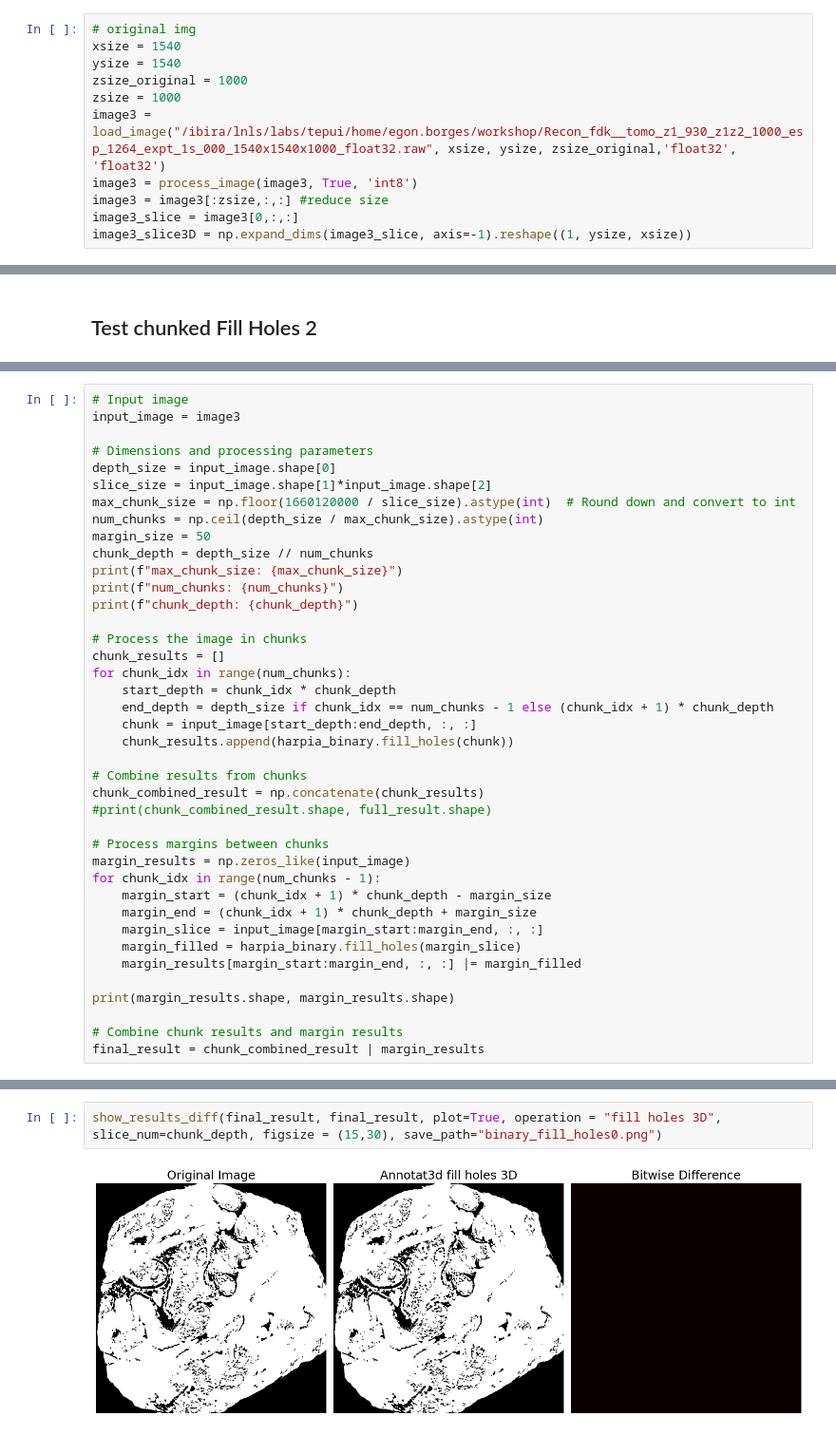
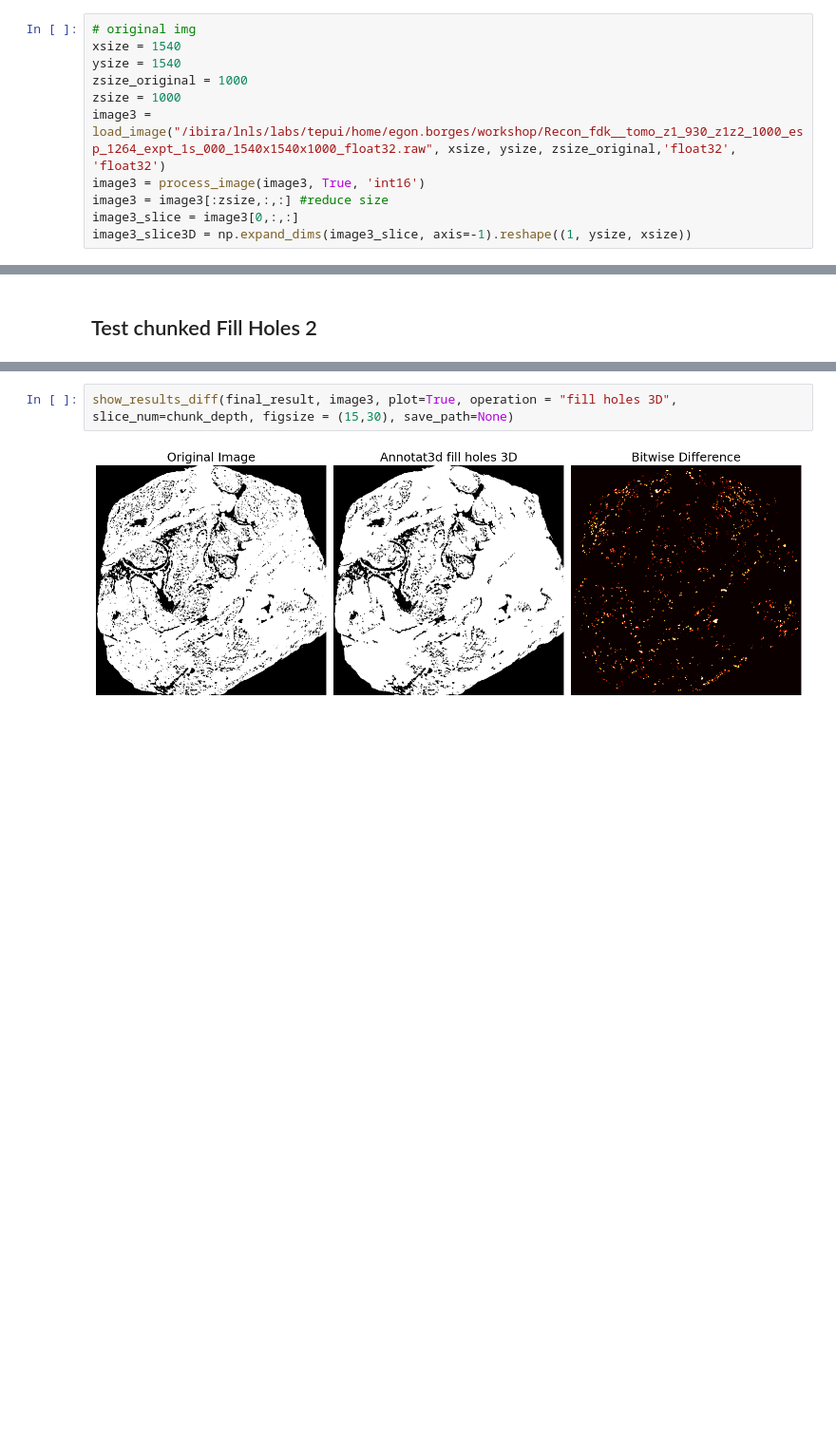
Before and after one commit to cnpem/harpia, a Jupyter notebook: tests_python/morphology/test_fill_holes.ipynb, the cells around one changed output, grey strips where cells are left out. Shown at 95% size. Saved outputs shown, nothing was run; the diff lists cells and outputs as text; blank space fills up the shorter version.

```diff
--- a/tests_python/morphology/test_fill_holes.ipynb
+++ b/tests_python/morphology/test_fill_holes.ipynb
@@ -202,7 +210,7 @@ ysize = 1540
 zsize_original = 1000
 zsize = 1000
 image3 = load_image("/ibira/lnls/labs/tepui/home/egon.borges/workshop/Recon_fdk__tomo_z1_930_z1z2_1000_esp_1264_expt_1s_000_1540x1540x1000_float32.raw", xsize, ysize, zsize_original,'float32', 'float32')
-image3 = process_image(image3, True, 'int8')
+image3 = process_image(image3, True, 'int16')
 image3 = image3[:zsize,:,:] #reduce size
 image3_slice = image3[0,:,:]
 image3_slice3D = np.expand_dims(image3_slice, axis=-1).reshape((1, ysize, xsize))
@@ -361,40 +366,0 @@ compare_slices(full_result,final_result)
-# %%
-# Input image
-input_image = image3
-
-# Dimensions and processing parameters
-depth_size = input_image.shape[0]
-slice_size = input_image.shape[1]*input_image.shape[2]
-max_chunk_size = np.floor(1660120000 / slice_size).astype(int)  # Round down and convert to int
-num_chunks = np.ceil(depth_size / max_chunk_size).astype(int)
-margin_size = 50
-chunk_depth = depth_size // num_chunks
-print(f"max_chunk_size: {max_chunk_size}")
-print(f"num_chunks: {num_chunks}")
-print(f"chunk_depth: {chunk_depth}")
-
-# Process the image in chunks
-chunk_results = []
-for chunk_idx in range(num_chunks):
-    start_depth = chunk_idx * chunk_depth
-    end_depth = depth_size if chunk_idx == num_chunks - 1 else (chunk_idx + 1) * chunk_depth
-    chunk = input_image[start_depth:end_depth, :, :]
-    chunk_results.append(harpia_binary.fill_holes(chunk))
-
-# Combine results from chunks
-chunk_combined_result = np.concatenate(chunk_results)
-#print(chunk_combined_result.shape, full_result.shape)
-
-# Process margins between chunks
-margin_results = np.zeros_like(input_image)
-for chunk_idx in range(num_chunks - 1):
-    margin_start = (chunk_idx + 1) * chunk_depth - margin_size
-    margin_end = (chunk_idx + 1) * chunk_depth + margin_size
-    margin_slice = input_image[margin_start:margin_end, :, :]
-    margin_filled = harpia_binary.fill_holes(margin_slice)
-    margin_results[margin_start:margin_end, :, :] |= margin_filled
-
-print(margin_results.shape, margin_results.shape)
-
-# Combine chunk results and margin results
-final_result = chunk_combined_result | margin_results
@@ -406,4 +367,4 @@ chunk_depth: 500
 # %%
-show_results_diff(final_result, final_result, plot=True, operation = "fill holes 3D", slice_num=chunk_depth, figsize = (15,30), save_path="binary_fill_holes0.png")
+show_results_diff(final_result, image3, plot=True, operation = "fill holes 3D", slice_num=chunk_depth, figsize = (15,30), save_path=None)
 # %% [output]
-[figure, old version]
+[figure, new version]
```
Also changed, not shown: parts of 13 cells of this notebook, 3 other files.
